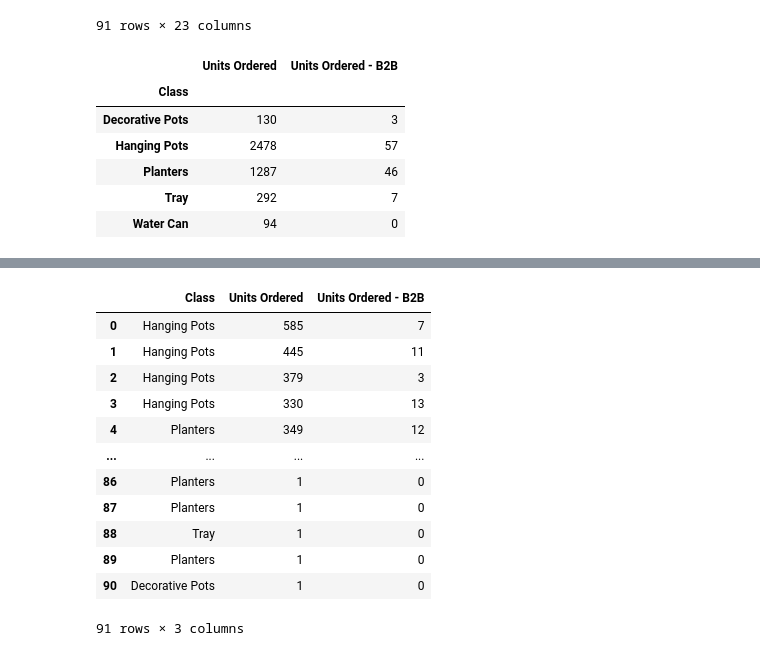
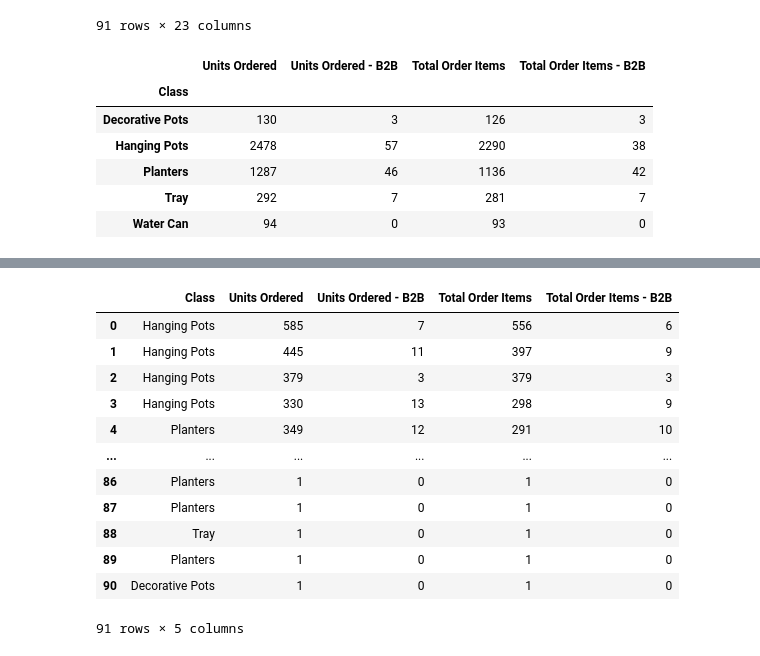
Before and after one commit to Prabhleen31/DEVP, a Jupyter notebook: 035039_DEVP2_animated bar plot.ipynb, the cells around one changed output, grey strips where cells are left out. Saved outputs shown, nothing was run; the diff lists cells and outputs as text; code cells hidden in the pictures.

```diff
--- a/035039_DEVP2_animated bar plot.ipynb
+++ b/035039_DEVP2_animated bar plot.ipynb
@@ -21,16 +21,16 @@ pd.DataFrame(df)
 | 90 | B096QC9M8T | B096QC9M8T | Decorative Pots | Oslo | Pot_000056a | 20 | 1 | ... |
 91 rows × 23 columns
 # %%
-df1= df.groupby('Class')[['Units Ordered', 'Units Ordered - B2B']].sum()
+df1= df.groupby('Class')[['Units Ordered', 'Units Ordered - B2B', 'Total Order Items', 'Total Order Items - B2B']].sum()
 df1
 # %% [output]
-|  | Units Ordered | Units Ordered - B2B |
-| Class |  |  |
-| Decorative Pots | 130 | 3 |
-| Hanging Pots | 2478 | 57 |
-| Planters | 1287 | 46 |
-| Tray | 292 | 7 |
-| Water Can | 94 | 0 |
+|  | Units Ordered | Units Ordered - B2B | Total Order Items | Total Order Items - B2B |
+| Class |  |  |  |  |
+| Decorative Pots | 130 | 3 | 126 | 3 |
+| Hanging Pots | 2478 | 57 | 2290 | 38 |
+| Planters | 1287 | 46 | 1136 | 42 |
+| Tray | 292 | 7 | 281 | 7 |
+| Water Can | 94 | 0 | 93 | 0 |
 # %%
 import matplotlib.pyplot as plt
 import numpy as np
@@ -53,23 +53,23 @@ Requirement already satisfied: pytz>=2020.1 in c:\users\prabhleen kaur pahwa\ana
 Requirement already satisfied: six>=1.5 in c:\users\prabhleen kaur pahwa\anaconda3\lib\site-packages (from python-dateutil>=2.7->matplotlib>=3.1->bar_chart_race) (1.16.0)
 Note: you may need to restart the kernel to use updated packages.
 # %%
-cols = ['Class', 'Units Ordered', 'Units Ordered - B2B']
+cols = ['Class', 'Units Ordered', 'Units Ordered - B2B', 'Total Order Items', 'Total Order Items - B2B']
 subsetdf = df[cols]
 subsetdf
 # %% [output]
-|  | Class | Units Ordered | Units Ordered - B2B |
-| 0 | Hanging Pots | 585 | 7 |
-| 1 | Hanging Pots | 445 | 11 |
-| 2 | Hanging Pots | 379 | 3 |
-| 3 | Hanging Pots | 330 | 13 |
-| 4 | Planters | 349 | 12 |
-| ... | ... | ... | ... |
-| 86 | Planters | 1 | 0 |
-| 87 | Planters | 1 | 0 |
-| 88 | Tray | 1 | 0 |
-| 89 | Planters | 1 | 0 |
-| 90 | Decorative Pots | 1 | 0 |
+|  | Class | Units Ordered | Units Ordered - B2B | Total Order Items | Total Order Items - B2B |
+| 0 | Hanging Pots | 585 | 7 | 556 | 6 |
+| 1 | Hanging Pots | 445 | 11 | 397 | 9 |
+| 2 | Hanging Pots | 379 | 3 | 379 | 3 |
+| 3 | Hanging Pots | 330 | 13 | 298 | 9 |
+| 4 | Planters | 349 | 12 | 291 | 10 |
+| ... | ... | ... | ... | ... | ... |
+| 86 | Planters | 1 | 0 | 1 | 0 |
+| 87 | Planters | 1 | 0 | 1 | 0 |
+| 88 | Tray | 1 | 0 | 1 | 0 |
+| 89 | Planters | 1 | 0 | 1 | 0 |
+| 90 | Decorative Pots | 1 | 0 | 1 | 0 |
-91 rows × 3 columns
+91 rows × 5 columns
 # %%
 import bar_chart_race as bcr
 # %%
```
Also changed, not shown: parts of 1 cell of this notebook.
